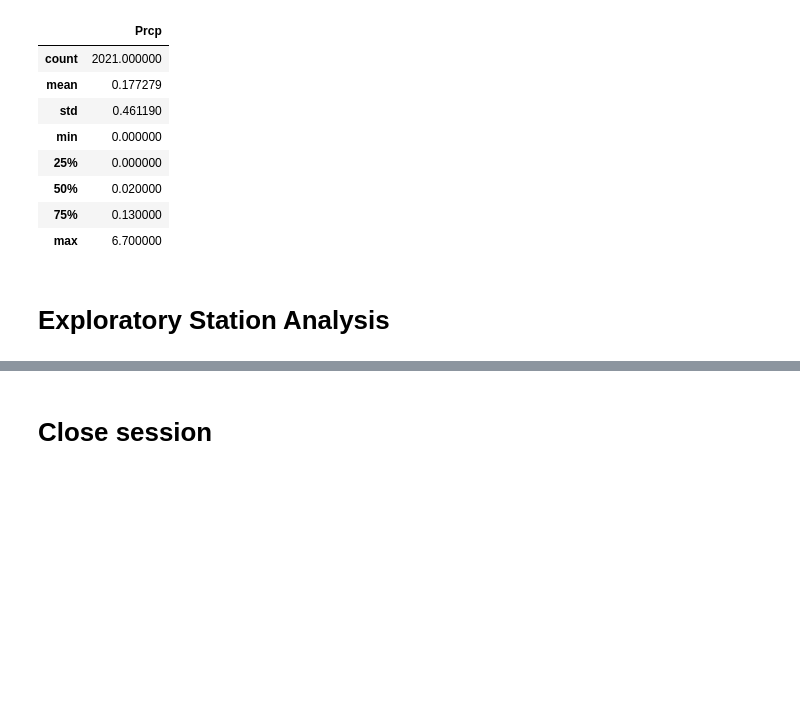
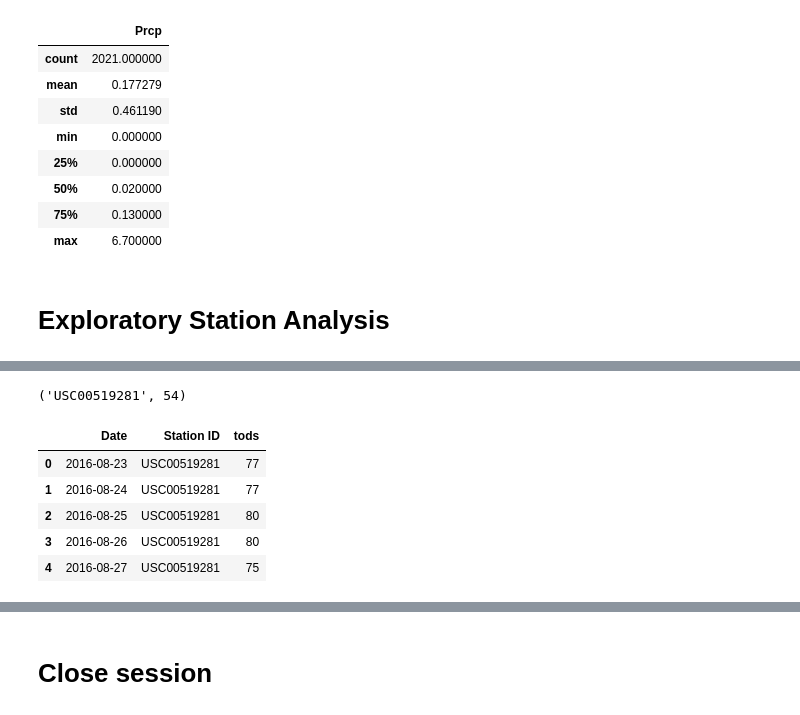
Before and after one commit to benjyms/sqlalchemy-challenge, a Jupyter notebook: climate_starter.ipynb, the cells around one changed output, grey strips where cells are left out. Saved outputs shown, nothing was run; the diff lists cells and outputs as text; code cells hidden in the pictures; blank space fills up the shorter version.

```diff
--- a/climate_starter.ipynb
+++ b/climate_starter.ipynb
@@ -139,2 +156,7 @@ one_yr_df.describe()
 # %%
 # Using the most active station id from the previous query, calculate the lowest, highest, and average temperature.
+sel = [Measurement.station, Measurement.tobs]
+top_station_min = session.query(*sel).filter(Measurement.station == "USC00519281").order_by(Measurement.tobs).first()
+top_station_min
+# %% [output]
+('USC00519281', 54)
@@ -143,0 +163,26 @@ one_yr_df.describe()
+# %%
+# Using the most active station id
+# Query the last 12 months of temperature observation data for this station and plot the results as a histogram
+top_last_12 = session.query(Measurement.date, Measurement.station, Measurement.tobs).\
+    filter(Measurement.date > '2016-08-22').\
+    filter(Measurement.station == "USC00519281").\
+    order_by(Measurement.date).all()
+
+
+top_df = pd.DataFrame(session.query(Measurement.date, Measurement.station, Measurement.tobs).\
+    filter(Measurement.date > '2016-08-22').\
+    filter(Measurement.station == "USC00519281").\
+    order_by(Measurement.date).all()
+    )
+# top_df.head()
+
+# renaming columns
+top_df.rename(columns={0: "Date", 1: "Station ID", 2: "tods"}, inplace=True)
+top_df.head()
+# %% [output]
+|  | Date | Station ID | tods |
+| 0 | 2016-08-23 | USC00519281 | 77 |
+| 1 | 2016-08-24 | USC00519281 | 77 |
+| 2 | 2016-08-25 | USC00519281 | 80 |
+| 3 | 2016-08-26 | USC00519281 | 80 |
+| 4 | 2016-08-27 | USC00519281 | 75 |
```
Also changed, not shown: parts of 4 cells of this notebook, 1 other file.
